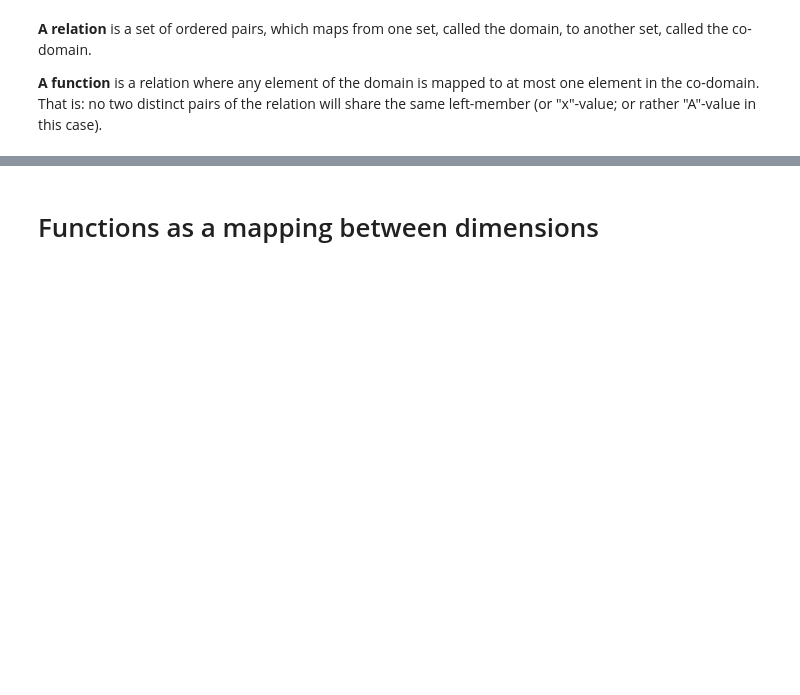
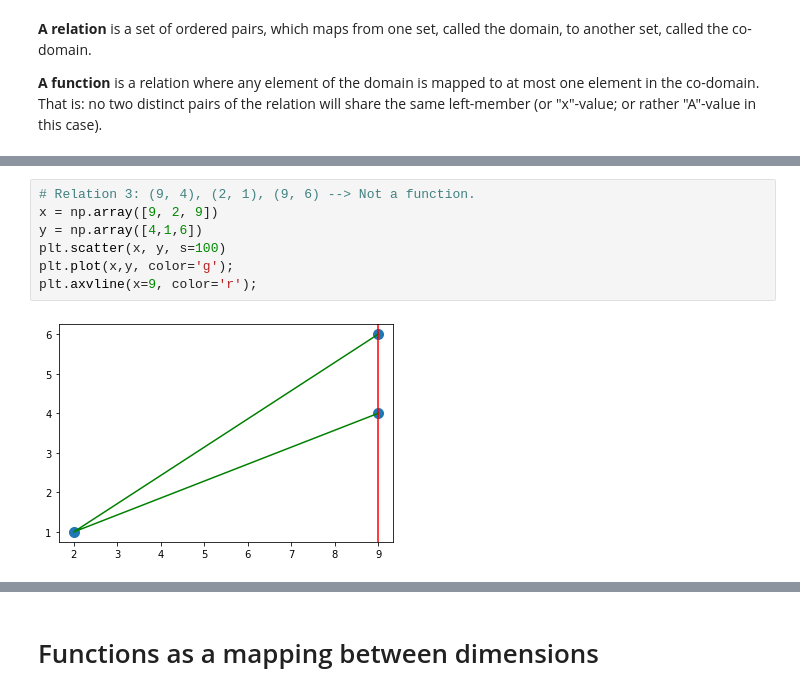
Before and after one commit to rawalk/DS-Unit-1-Sprint-3-Linear-Algebra, a Jupyter notebook: module3-dimensionality-reduction/LS_DS_133_High_Dimensional_Data_Assignment.ipynb, the cells around one changed output, grey strips where cells are left out. Drawn from its saved outputs; the diff is of its cells as text; blank space fills up the shorter version.

```diff
--- a/module3-dimensionality-reduction/LS_DS_133_High_Dimensional_Data_Assignment.ipynb
+++ b/module3-dimensionality-reduction/LS_DS_133_High_Dimensional_Data_Assignment.ipynb
@@ -77 +75,10 @@ plt.axvline(x=1, color='r')
 [figure]
+# %%
+# Relation 3: (9, 4), (2, 1), (9, 6) --> Not a function.
+x = np.array([9, 2, 9])
+y = np.array([4,1,6])
+plt.scatter(x, y, s=100)
+plt.plot(x,y, color='g');
+plt.axvline(x=9, color='r');
+# %% [output]
+[figure, added]
```
Also changed, not shown: parts of 13 cells of this notebook.
